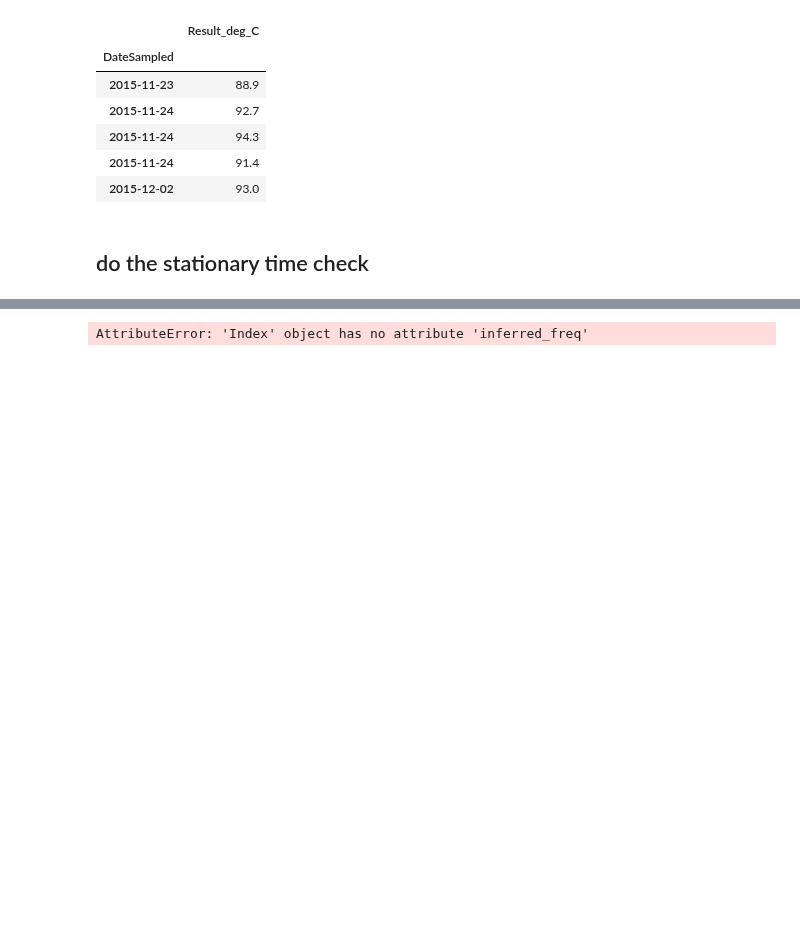
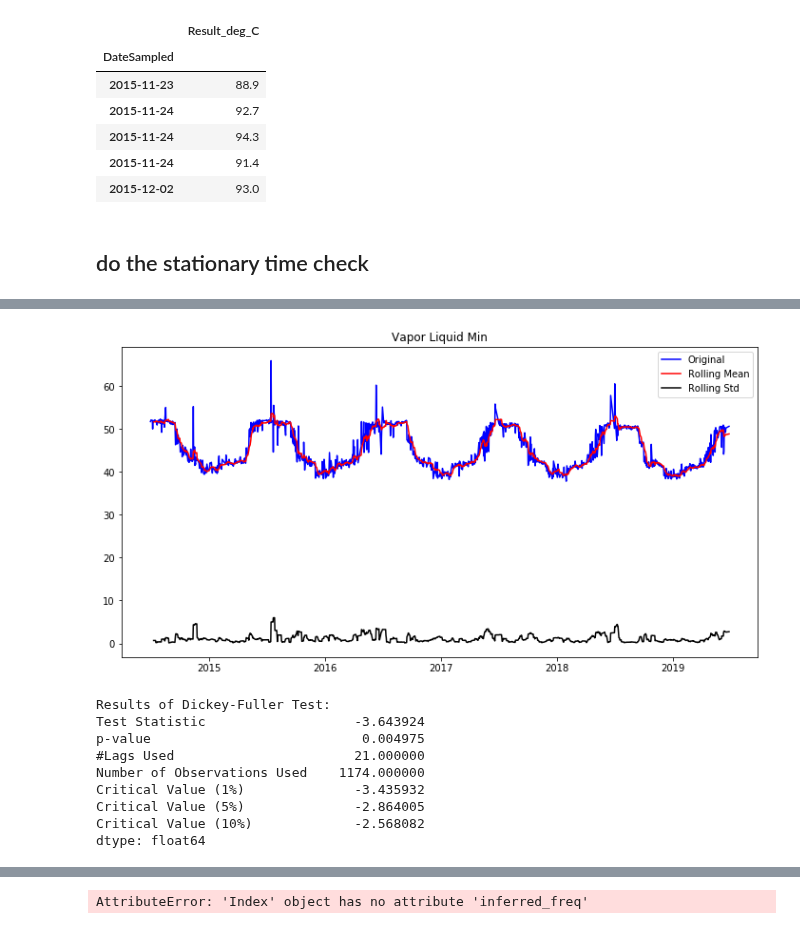
Before and after one commit to mishaberrien/tenessee-fuel-quality-analysis, a Jupyter notebook: notebooks/03_analysis/07302019-kph-time-analysis.ipynb, the cells around one changed output, grey strips where cells are left out. Saved outputs shown, nothing was run; the diff lists cells and outputs as text; code cells hidden in the pictures; blank space fills up the shorter version.

```diff
--- a/notebooks/03_analysis/07302019-kph-time-analysis.ipynb
+++ b/notebooks/03_analysis/07302019-kph-time-analysis.ipynb
@@ -235,0 +246,13 @@ plt.show()
+# %%
+stationarity_check(Vapor_Liquid.groupby('DateSampled').min(), 'Vapor Liquid Min')
+# %% [output]
+[figure, added]
+Results of Dickey-Fuller Test:
+Test Statistic                   -3.643924
+p-value                           0.004975
+#Lags Used                       21.000000
+Number of Observations Used    1174.000000
+Critical Value (1%)              -3.435932
+Critical Value (5%)              -2.864005
+Critical Value (10%)             -2.568082
+dtype: float64
```
Also changed, not shown: parts of 14 cells of this notebook, 9 other files.
